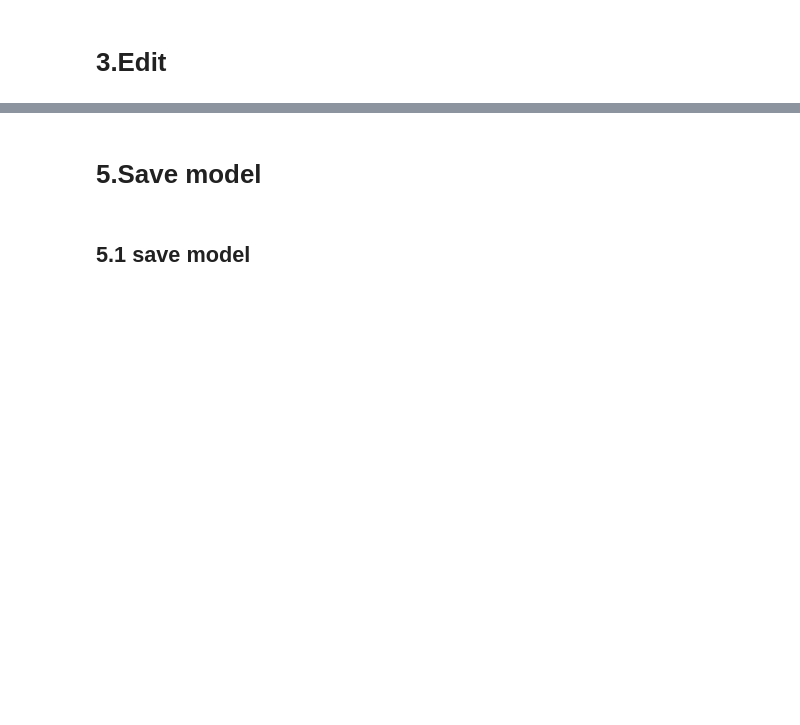
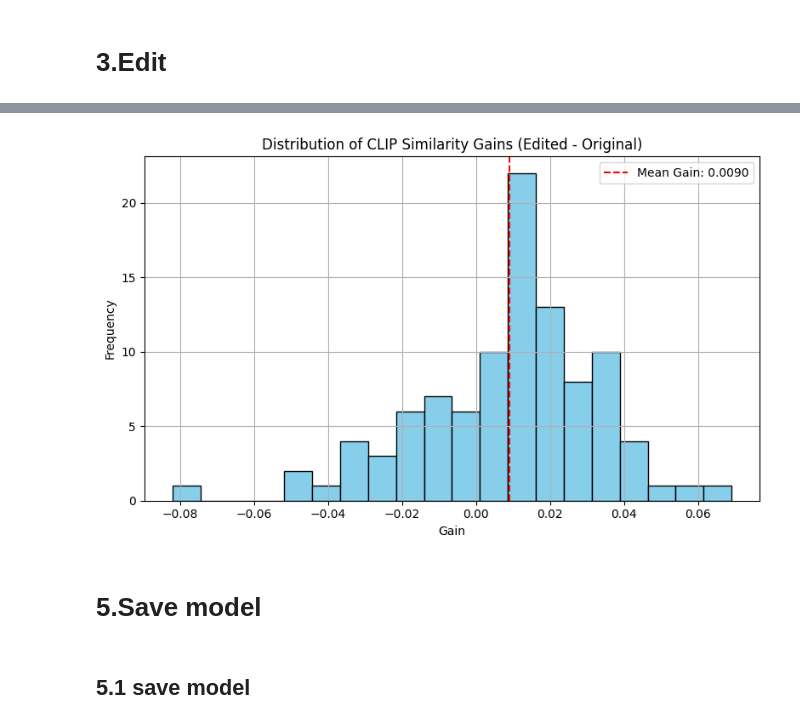
Before and after one commit to WenyueYang433/ECE1508GenAI-Project, a Jupyter notebook: notebook/CVAE.ipynb, the cells around one changed output, grey strips where cells are left out. Saved outputs shown, nothing was run; the diff lists cells and outputs as text; code cells hidden in the pictures; blank space fills up the shorter version.

```diff
--- a/notebook/CVAE.ipynb
+++ b/notebook/CVAE.ipynb
@@ -417,3 +488,16 @@ show_individual_comparison(imgs, x_rec, edit_prompts)
+# %%
+plt.figure(figsize=(8, 5))
+plt.hist(sim_gain.cpu().numpy(), bins=20, color='skyblue', edgecolor='black')
+plt.title("Distribution of CLIP Similarity Gains (Edited - Original)")
+plt.xlabel("Gain")
+plt.ylabel("Frequency")
+plt.axvline(sim_gain.mean().item(), color='red', linestyle='--', label=f"Mean Gain: {sim_gain.mean().item():.4f}")
+plt.legend()
+plt.grid(True)
+plt.tight_layout()
+plt.show()
+# %% [output]
+[figure, added]
 # %% [markdown]
 #  5.Save model
 # %% [markdown]
```
Also changed, not shown: parts of 19 cells of this notebook.
